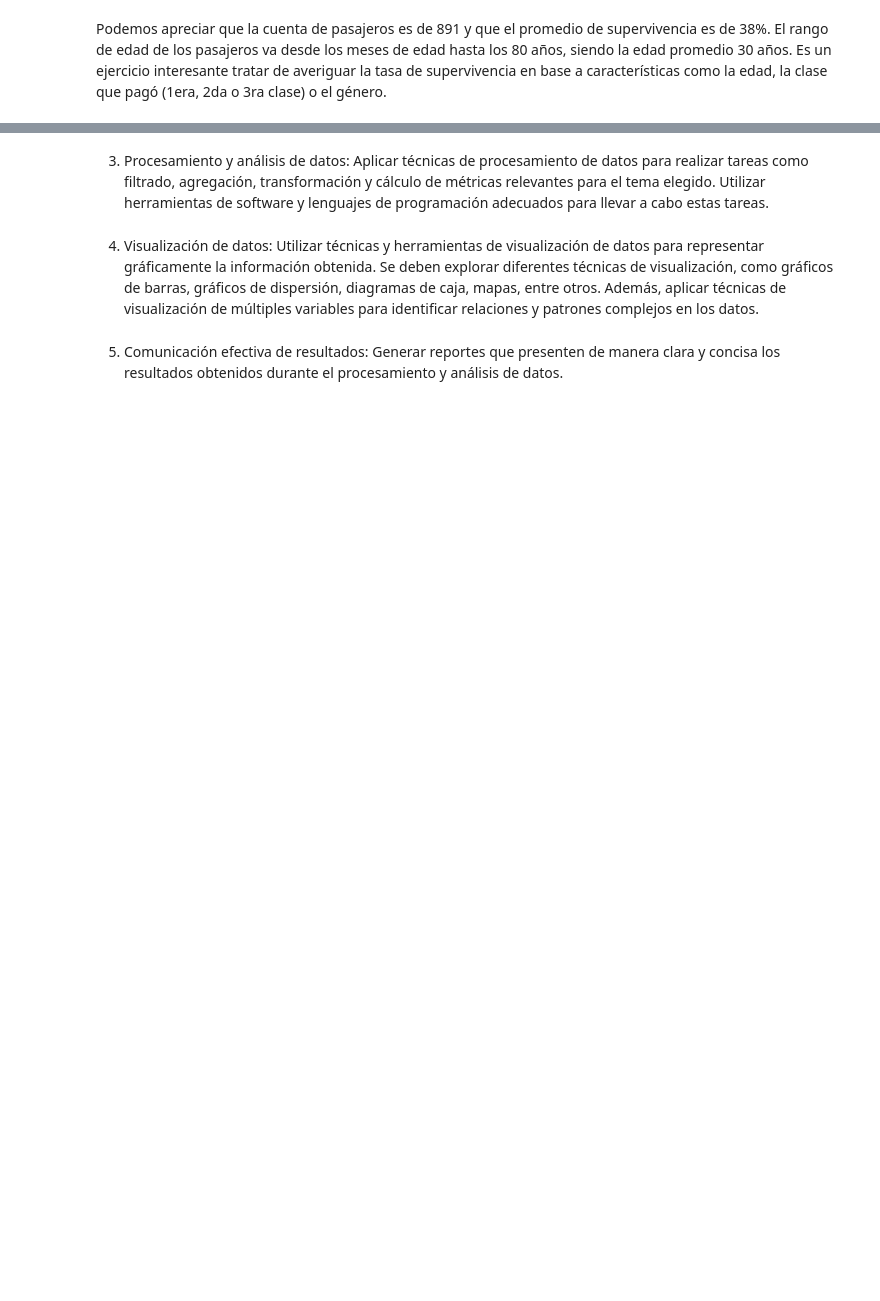
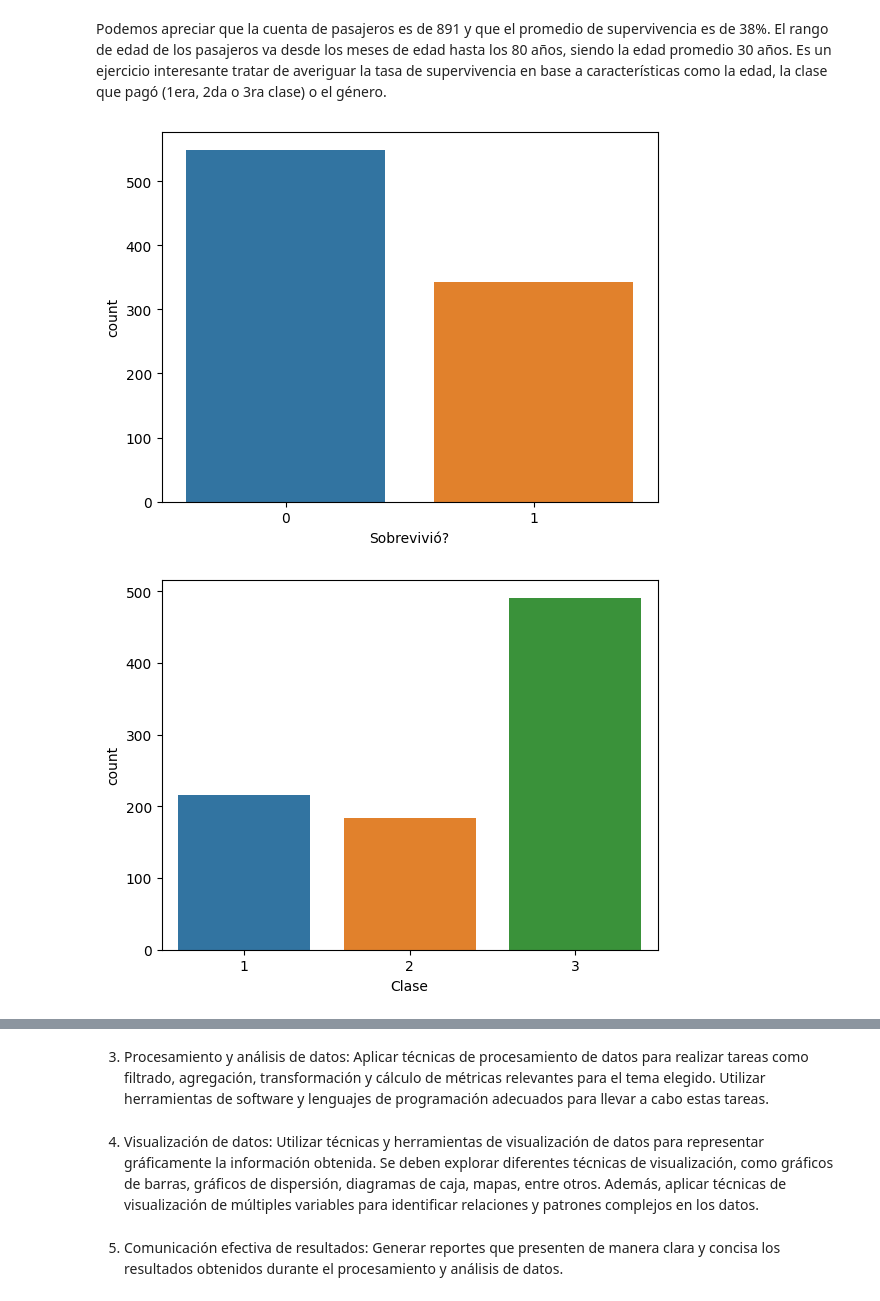
Before and after one commit to sosarodrigox/grupo16_ProcesamientoDeDatos, a Jupyter notebook: Code/Grupo_16_ProyectoFinal.ipynb, the cells around one changed output, grey strips where cells are left out. Drawn from its saved outputs; the diff is of its cells as text; code cells hidden in the pictures; blank space fills up the shorter version.

```diff
--- a/Code/Grupo_16_ProyectoFinal.ipynb
+++ b/Code/Grupo_16_ProyectoFinal.ipynb
@@ -56,3 +288,17 @@ data.describe()
 | max | 891.000000 | 1.000000 | 3.000000 | 80.000000 | 8.000000 | 6.000000 | 512.329200 |
 # %% [markdown]
 Podemos apreciar que la cuenta de pasajeros es de 891 y que el promedio de supervivencia es de 38%. El rango de edad de los pasajeros va desde los meses de edad hasta los 80 años, siendo la edad promedio 30 años. Es un ejercicio interesante tratar de averiguar la tasa de supervivencia en base a características como la edad, la clase que pagó (1era, 2da o 3ra clase) o el género.
+# %%
+#2_ Análisis univariado: Variables categóricas
+
+sns.countplot(x='Sobrevivió?', data=data)
+plt.show()
+sns.countplot(x='Clase', data=data)
+plt.show()
+sns.countplot(x='Género', data=data)
+plt.show()
+sns.countplot(x='PuertoEmbarque', data=data)
+plt.show()
+# %% [output]
+[figure, added]
+[figure, added]
```
Also changed, not shown: parts of 28 cells of this notebook.
